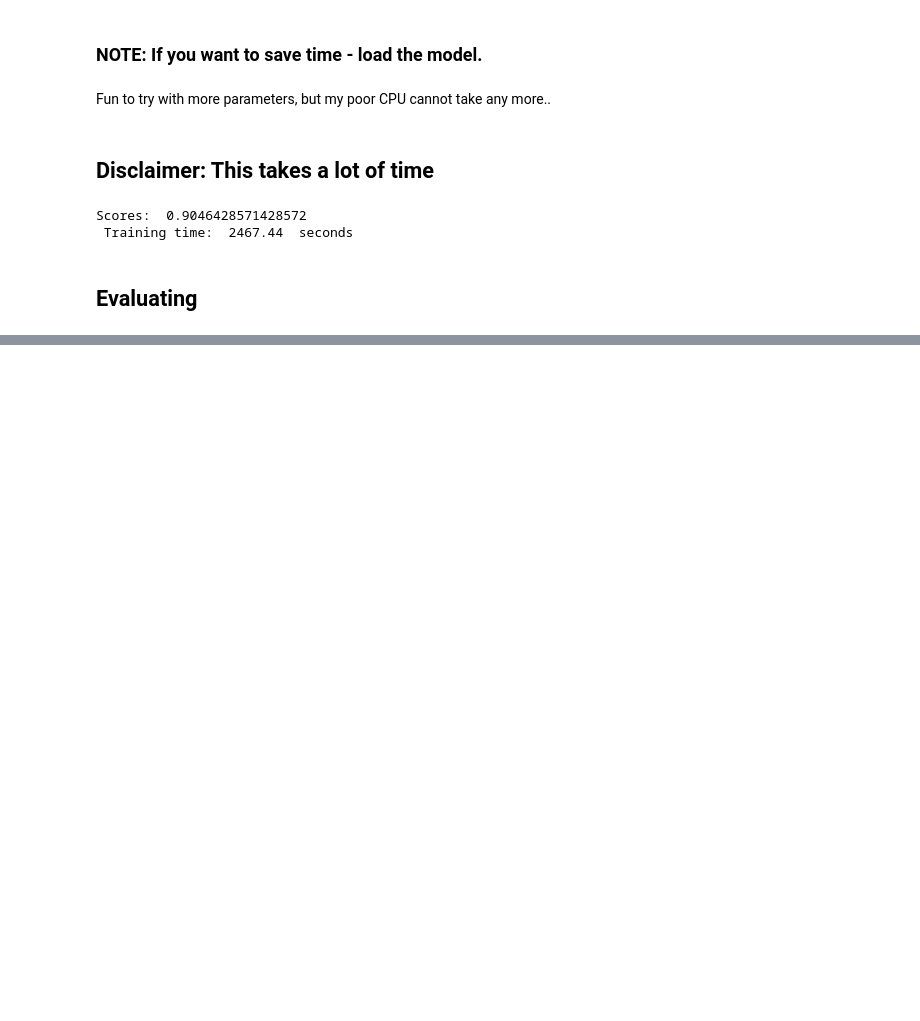
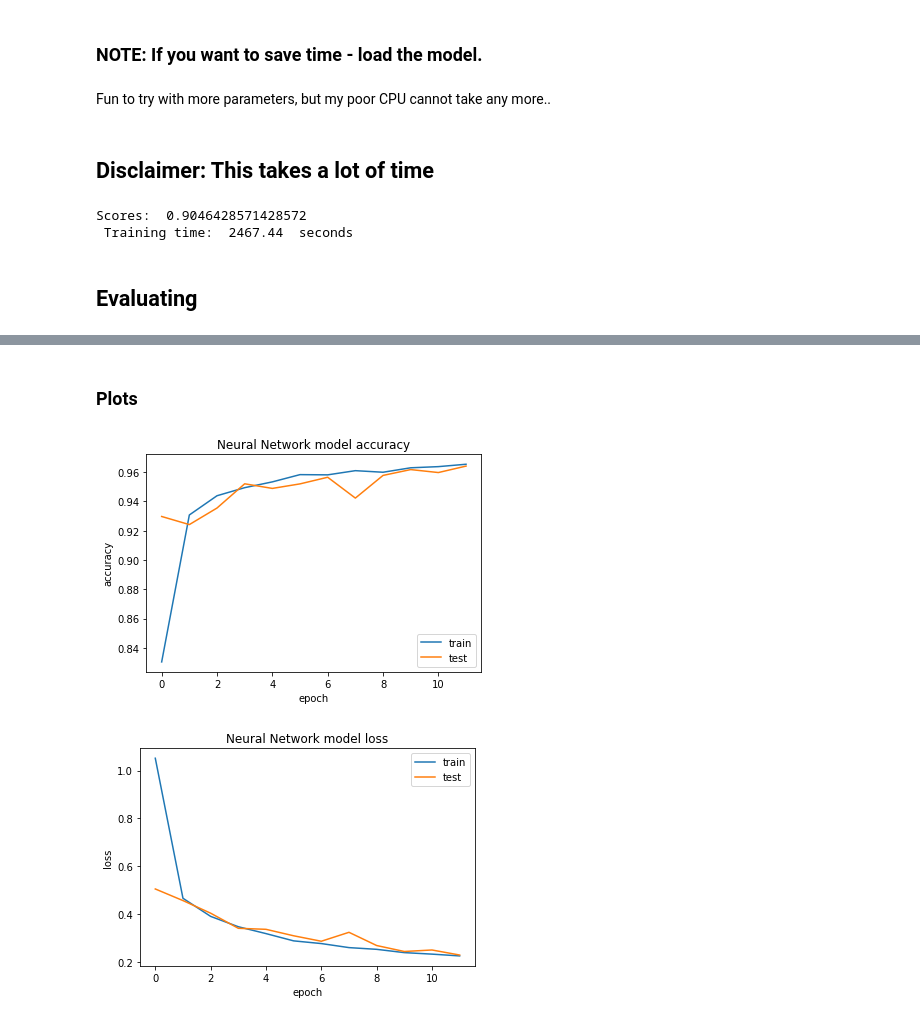
Before and after one commit to Sindreedelange/INF283, a Jupyter notebook: Project2-Recognizing-handwritten-digits/nbs/MNIST Classification w. Keras.ipynb, the cells around one changed output, grey strips where cells are left out. Saved outputs shown, nothing was run; the diff lists cells and outputs as text; code cells hidden in the pictures; blank space fills up the shorter version.

```diff
--- a/Project2-Recognizing-handwritten-digits/nbs/MNIST Classification w. Keras.ipynb
+++ b/Project2-Recognizing-handwritten-digits/nbs/MNIST Classification w. Keras.ipynb
@@ -349,0 +365,21 @@ TypeError: unsupported operand type(s) for +: 'int' and 'dict'
+# %% [markdown]
+### Plots
+# %%
+plt.plot(history_nn.history['acc'])
+plt.plot(history_nn.history['val_acc'])
+plt.title('Neural Network model accuracy')
+plt.ylabel('accuracy')
+plt.xlabel('epoch')
+plt.legend(['train', 'test'], loc='lower right')
+plt.show()
+
+plt.plot(history_nn.history['loss'])
+plt.plot(history_nn.history['val_loss'])
+plt.title('Neural Network model loss')
+plt.ylabel('loss')
+plt.xlabel('epoch')
+plt.legend(['train', 'test'], loc='upper right')
+plt.show()
+# %% [output]
+[figure, added]
+[figure, added]
```
Also changed, not shown: parts of 14 cells of this notebook.
